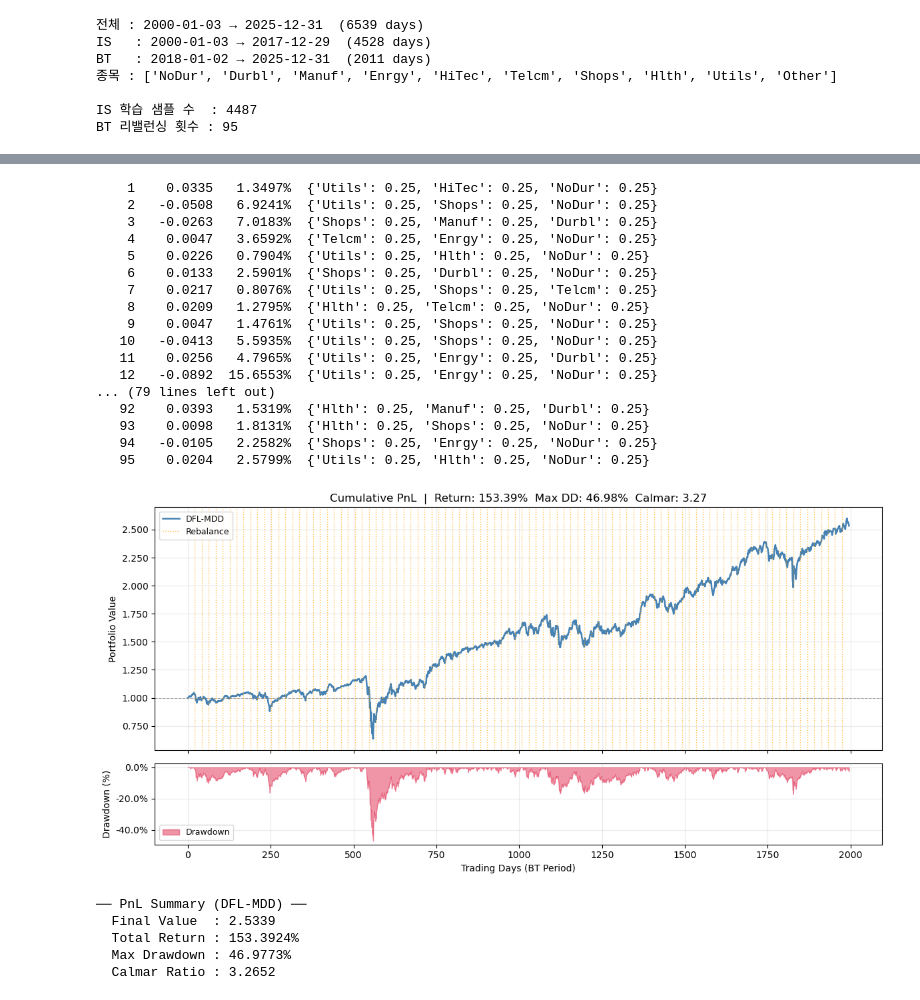
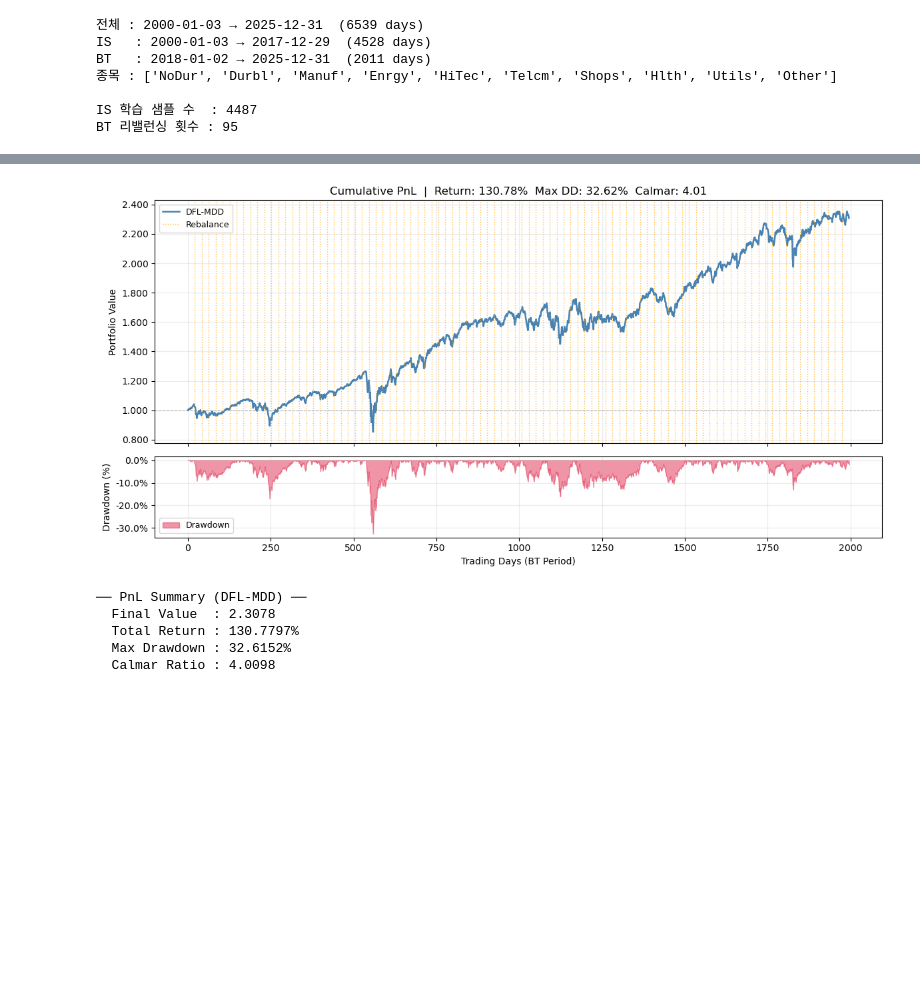
Before and after one commit to taekyounglee1224/cvxpy-portfolio-lab, a Jupyter notebook: DFL-MDD/10_inds.ipynb, the cells around one changed output, grey strips where cells are left out. Saved outputs shown, nothing was run; the diff lists cells and outputs as text; code cells hidden in the pictures; blank space fills up the shorter version.

```diff
--- a/DFL-MDD/10_inds.ipynb
+++ b/DFL-MDD/10_inds.ipynb
@@ -218,7 +218,7 @@ torch.backends.cudnn.deterministic = True
 torch.backends.cudnn.benchmark     = False
 
 pred_model = PredictionModel(INPUT_DIM, HIDDEN_DIM, N, M)
-opt_layer  = build_optimization_layer(N, M, 0.1)
+opt_layer  = build_optimization_layer(N, M, gamma)
 optimizer  = optim.Adam(pred_model.parameters(), lr=LR)
 
 
@@ -301,26 +301,9 @@ plot_pnl(bt_dfl_mdd, horizon=HORIZON, label = "DFL-MDD")
+[figure, new version]
-    1    0.0335   1.3497%  {'Utils': 0.25, 'HiTec': 0.25, 'NoDur': 0.25}
-    2   -0.0508   6.9241%  {'Utils': 0.25, 'Shops': 0.25, 'NoDur': 0.25}
-    3   -0.0263   7.0183%  {'Shops': 0.25, 'Manuf': 0.25, 'Durbl': 0.25}
-    4    0.0047   3.6592%  {'Telcm': 0.25, 'Enrgy': 0.25, 'NoDur': 0.25}
-    5    0.0226   0.7904%  {'Utils': 0.25, 'Hlth': 0.25, 'NoDur': 0.25}
-    6    0.0133   2.5901%  {'Shops': 0.25, 'Durbl': 0.25, 'NoDur': 0.25}
-    7    0.0217   0.8076%  {'Utils': 0.25, 'Shops': 0.25, 'Telcm': 0.25}
-    8    0.0209   1.2795%  {'Hlth': 0.25, 'Telcm': 0.25, 'NoDur': 0.25}
-    9    0.0047   1.4761%  {'Utils': 0.25, 'Shops': 0.25, 'NoDur': 0.25}
-   10   -0.0413   5.5935%  {'Utils': 0.25, 'Shops': 0.25, 'NoDur': 0.25}
-   11    0.0256   4.7965%  {'Utils': 0.25, 'Enrgy': 0.25, 'Durbl': 0.25}
-   12   -0.0892  15.6553%  {'Utils': 0.25, 'Enrgy': 0.25, 'NoDur': 0.25}
-... (79 lines left out)
-   92    0.0393   1.5319%  {'Hlth': 0.25, 'Manuf': 0.25, 'Durbl': 0.25}
-   93    0.0098   1.8131%  {'Hlth': 0.25, 'Shops': 0.25, 'NoDur': 0.25}
-   94   -0.0105   2.2582%  {'Shops': 0.25, 'Enrgy': 0.25, 'NoDur': 0.25}
-   95    0.0204   2.5799%  {'Utils': 0.25, 'Hlth': 0.25, 'NoDur': 0.25}
+── PnL Summary (DFL-MDD) ──
+  Final Value  : 2.3078
+  Total Return : 130.7797%
+  Max Drawdown : 32.6152%
+  Calmar Ratio : 4.0098
-[figure, old version]
-── PnL Summary (DFL-MDD) ──
-  Final Value  : 2.5339
-  Total Return : 153.3924%
-  Max Drawdown : 46.9773%
-  Calmar Ratio : 3.2652
 # %%
 import importlib
 import pto_mdd
```
Also changed, not shown: parts of 3 cells of this notebook, 2 other files.
